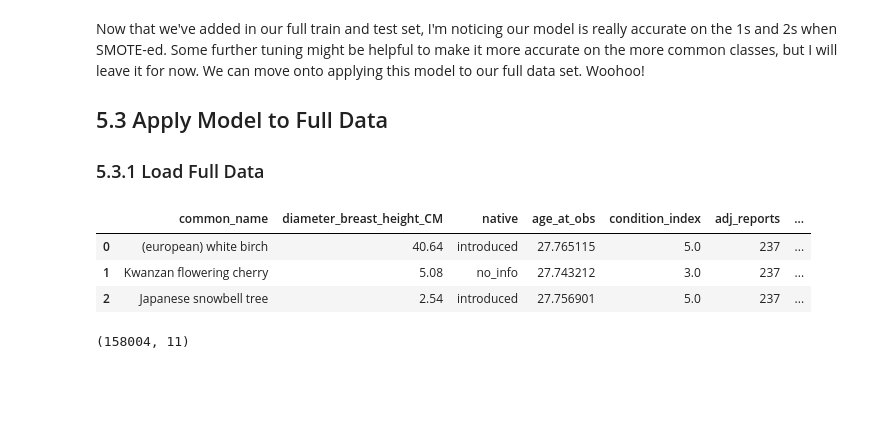
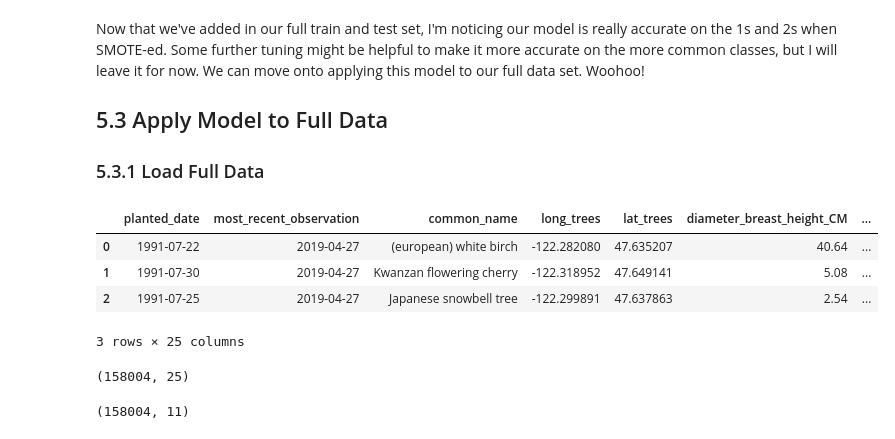
Before and after one commit to BrettlyCD/seattle-trees-project, a Jupyter notebook: notebooks/04_modeling.ipynb, the cells around one changed output. Saved outputs shown, nothing was run; the diff lists cells and outputs as text; code cells hidden in the pictures; blank space fills up the shorter version.

```diff
--- a/notebooks/04_modeling.ipynb
+++ b/notebooks/04_modeling.ipynb
@@ -216,11 +216,17 @@ Now that we've added in our full train and test set, I'm noticing our model is r
 
 ### 5.3.1 Load Full Data
 # %%
-seattle_trees_all = pd.read_csv('../data/data_outputs/seattle_trees_full.csv')
+seattle_trees_explored = pd.read_csv('../data/data_outputs/seattle_trees_explored.csv')
 
-seattle_trees_all.head(3)
+
+seattle_trees_explored.head(3)
 # %% [output]
-|  | common_name | diameter_breast_height_CM | native | age_at_obs | condition_index | adj_reports | ... |
-| 0 | (european) white birch | 40.64 | introduced | 27.765115 | 5.0 | 237 | ... |
-| 1 | Kwanzan flowering cherry | 5.08 | no_info | 27.743212 | 3.0 | 237 | ... |
-| 2 | Japanese snowbell tree | 2.54 | introduced | 27.756901 | 5.0 | 237 | ... |
+|  | planted_date | most_recent_observation | common_name | long_trees | lat_trees | diameter_breast_height_CM | ... |
+| 0 | 1991-07-22 | 2019-04-27 | (european) white birch | -122.282080 | 47.635207 | 40.64 | ... |
+| 1 | 1991-07-30 | 2019-04-27 | Kwanzan flowering cherry | -122.318952 | 47.649141 | 5.08 | ... |
+| 2 | 1991-07-25 | 2019-04-27 | Japanese snowbell tree | -122.299891 | 47.637863 | 2.54 | ... |
+3 rows × 25 columns
+# %%
+seattle_trees_explored.shape
+# %% [output]
+(158004, 25)
```
Also changed, not shown: parts of 15 cells of this notebook.
